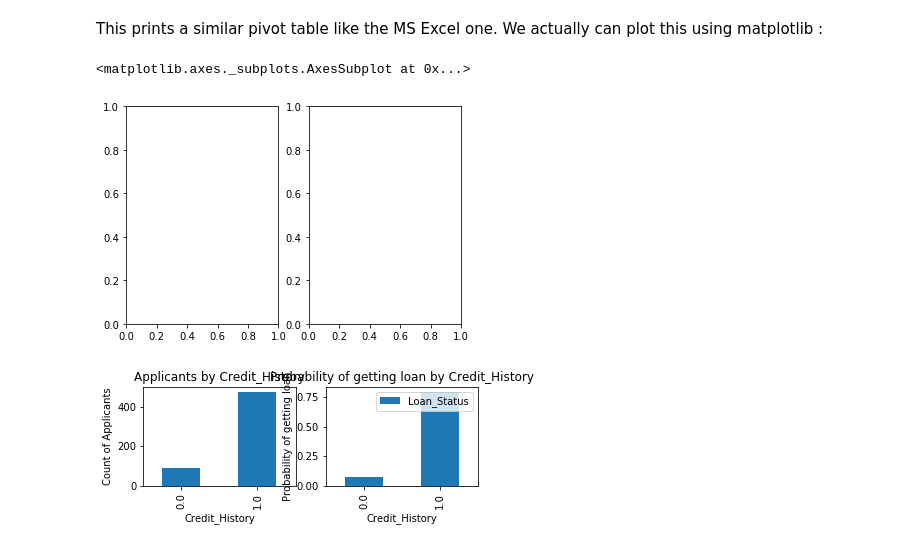
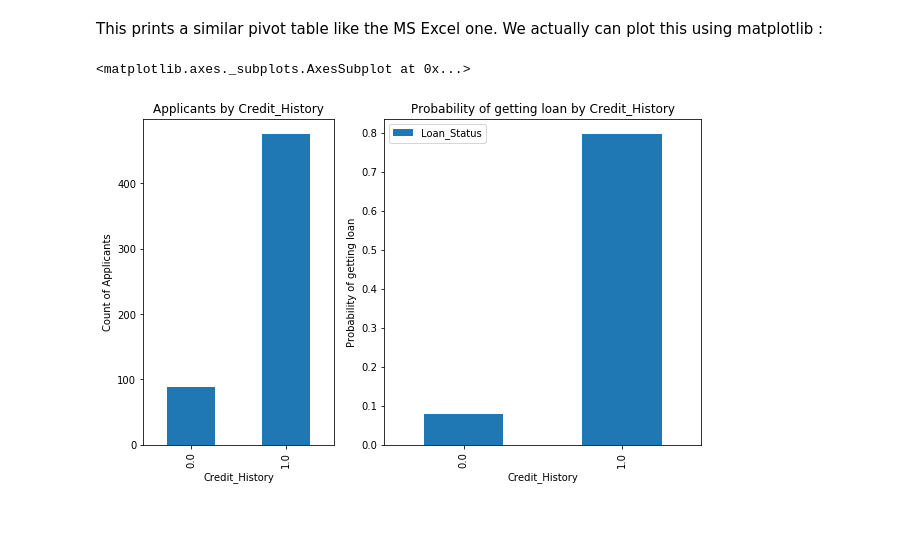
Before and after one commit to LePuppy/Loan_Prediction_Problem, a Jupyter notebook: Loan_Prediction_Problem.ipynb, the cells around one changed output. Saved outputs shown, nothing was run; the diff lists cells and outputs as text; code cells hidden in the pictures; blank space fills up the shorter version.

```diff
--- a/Loan_Prediction_Problem.ipynb
+++ b/Loan_Prediction_Problem.ipynb
@@ -133,22 +133,20 @@ Credit_History
 # %% [markdown]
 This prints a similar pivot table like the MS Excel one. We actually can plot this using matplotlib :
 # %%
-fig, (ax1, ax2) = plt.subplots(1, 2)
-ax1.set = plt.figure(figsize=(6,4))
-#gs = gridspec.GridSpec(1, 2, gridspec_kw = {'width_ratios':[3, 1]})
+#Code on the tutorial would actually create 3 subplots and would only plot 2 of them, I don't know exactly why but using the
+#subplot function seems easier to handle
+fig, (ax1, ax2) = plt.subplots(1, 2, figsize = (10,6), gridspec_kw = {'width_ratios':[3, 5]})
 
-ax1 = plt.subplot(2, 2, 1)
+
 ax1.set_xlabel('Credit_History')
 ax1.set_ylabel('Count of Applicants')
 ax1.set_title('Applicants by Credit_History')
 temp1.plot(ax=ax1, kind='bar')
 
-ax2 = plt.subplot(2, 2, 2)
 ax2.set_xlabel('Credit_History')
 ax2.set_ylabel('Probability of getting loan')
 ax2.set_title('Probability of getting loan by Credit_History')
 temp2.plot(ax=ax2, kind='bar')
 # %% [output]
 <matplotlib.axes._subplots.AxesSubplot at 0x...>
-[figure, old version]
+[figure, new version]
-[figure, removed]
```
Also changed, not shown: parts of 1 cell of this notebook.
